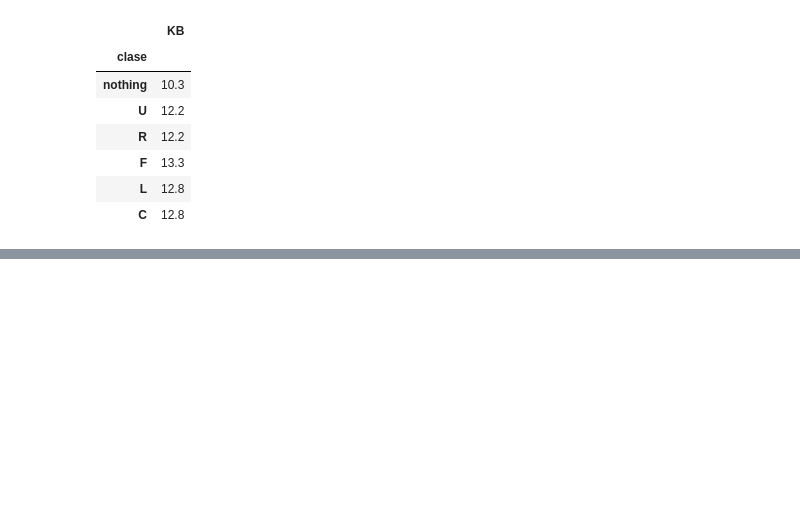
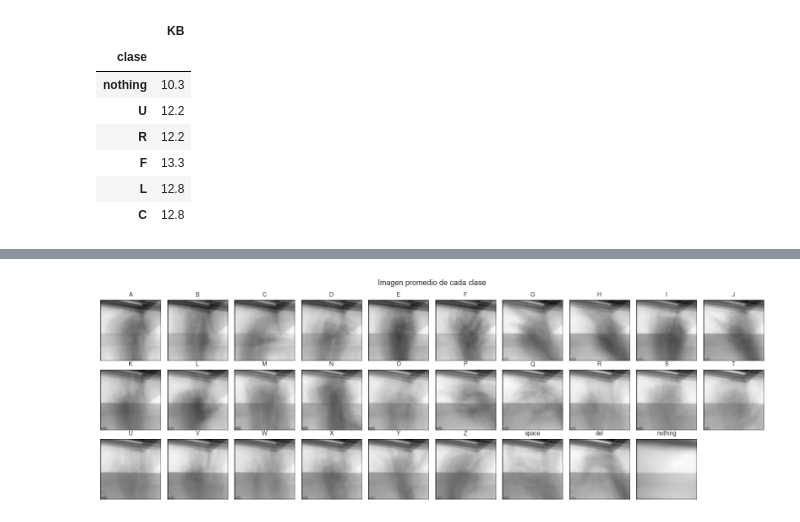
Before and after one commit to abbydoag/Labs_DataSci, a Jupyter notebook: Lab3/01_EDA.ipynb, the cells around one changed output, grey strips where cells are left out. Saved outputs shown, nothing was run; the diff lists cells and outputs as text; code cells hidden in the pictures; blank space fills up the shorter version.

```diff
--- a/Lab3/01_EDA.ipynb
+++ b/Lab3/01_EDA.ipynb
@@ -267,0 +346,24 @@ display(extremos.style.format({"KB": "{:.1f}"}))
+# %%
+LADO = 64
+
+centroides = {}
+for clase in CLASES:
+    acumulado = np.zeros((LADO, LADO), dtype=np.float64)
+    rutas = submuestra[clase][:N_ANALISIS]
+    for ruta in rutas:
+        im = Image.open(ruta).convert("L").resize((LADO, LADO))
+        acumulado += np.asarray(im, dtype=np.float64)
+    centroides[clase] = acumulado / len(rutas)
+
+fig, axes = plt.subplots(3, 10, figsize=(16, 5.5))
+for ax, clase in zip(axes.ravel(), CLASES):
+    ax.imshow(centroides[clase], cmap="gray")
+    ax.set_title(clase, fontsize=10)
+    ax.axis("off")
+for ax in axes.ravel()[len(CLASES):]:
+    ax.axis("off")
+fig.suptitle("Imagen promedio de cada clase", fontsize=13)
+plt.tight_layout()
+plt.show()
+# %% [output]
+[figure, added]
```
Also changed, not shown: parts of 8 cells of this notebook.
